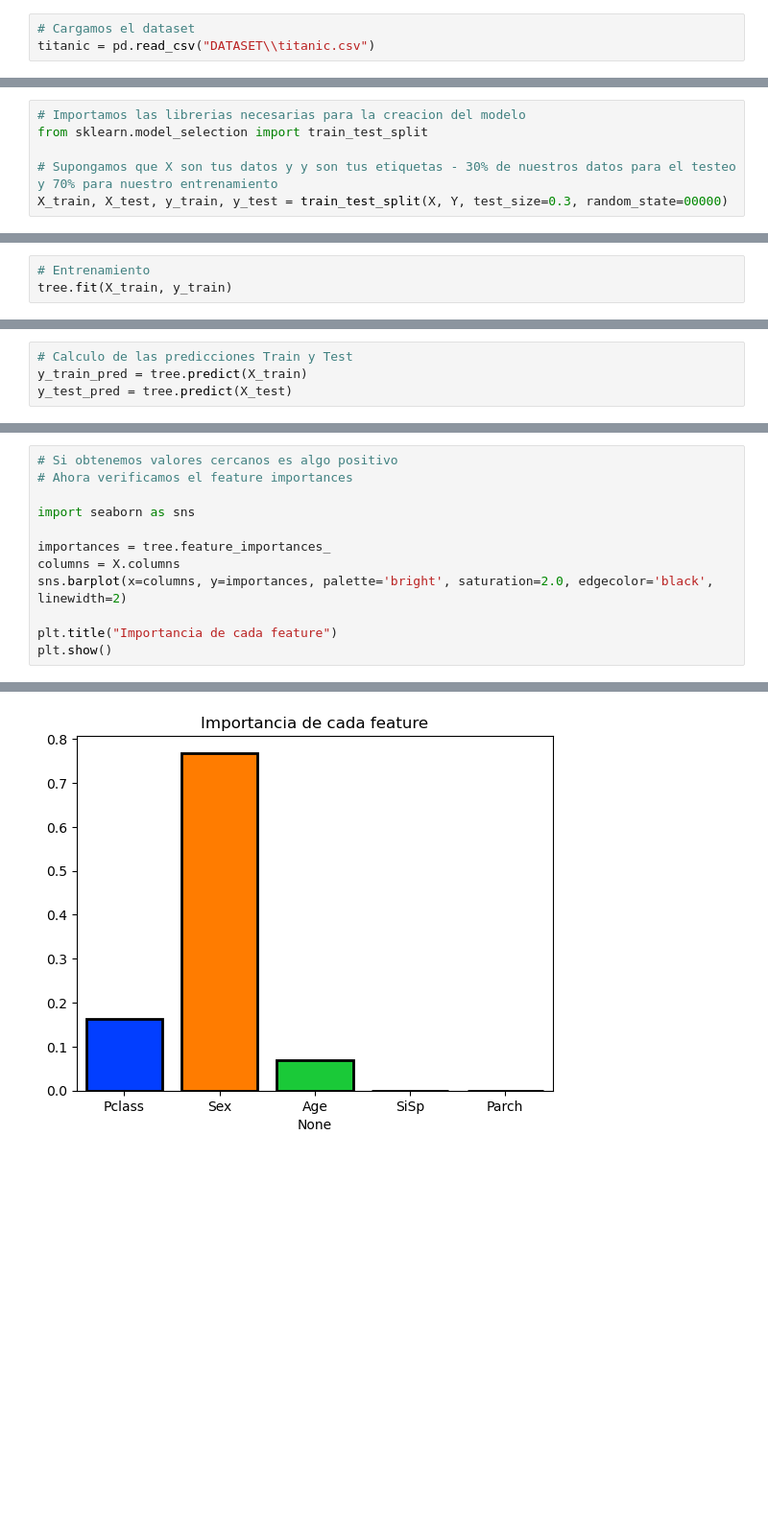
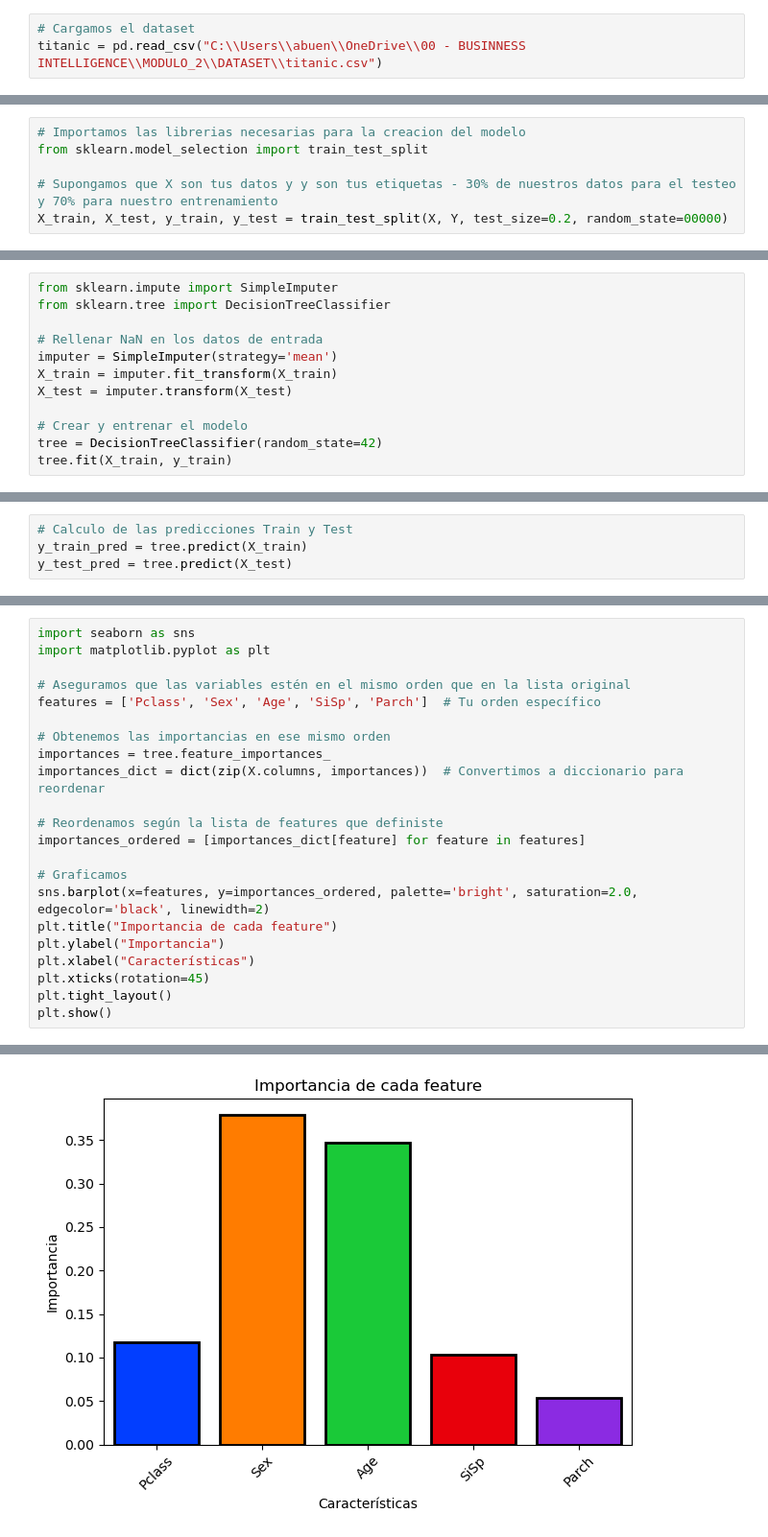
Before and after one commit to babuenop/machine-learning-basics, a Jupyter notebook: 00_Titanic.ipynb, the cells around one changed output, grey strips where cells are left out. Shown at 96% size. Cells and saved outputs as stored; diff of their text form; blank space fills up the shorter version.

```diff
--- a/00_Titanic.ipynb
+++ b/00_Titanic.ipynb
@@ -4,7 +4,7 @@ import pandas as pd
 import matplotlib.pyplot as plt
 # %%
 # Cargamos el dataset
-titanic = pd.read_csv("DATASET\\titanic.csv")
+titanic = pd.read_csv("C:\\Users\\abuen\\OneDrive\\00 - BUSINNESS INTELLIGENCE\\MODULO_2\\DATASET\\titanic.csv")
 # %% [markdown]
 ## Exploracion de datos
 # %%
@@ -125,7 +125,7 @@ Y = titanic.Survived
 from sklearn.model_selection import train_test_split
 
 # Supongamos que X son tus datos y y son tus etiquetas - 30% de nuestros datos para el testeo y 70% para nuestro entrenamiento
-X_train, X_test, y_train, y_test = train_test_split(X, Y, test_size=0.3, random_state=00000)
+X_train, X_test, y_train, y_test = train_test_split(X, Y, test_size=0.2, random_state=00000)
 # %%
 # Arbol de decision
 from sklearn.tree import DecisionTreeClassifier
@@ -133,6 +133,15 @@ from sklearn.tree import DecisionTreeClassifier
 # Creacion del modelo
 tree = DecisionTreeClassifier(max_depth=2, random_state=00000)
 # %%
-# Entrenamiento
+from sklearn.impute import SimpleImputer
+from sklearn.tree import DecisionTreeClassifier
+
+# Rellenar NaN en los datos de entrada
+imputer = SimpleImputer(strategy='mean')
+X_train = imputer.fit_transform(X_train)
+X_test = imputer.transform(X_test)
+
+# Crear y entrenar el modelo
+tree = DecisionTreeClassifier(random_state=42)
 tree.fit(X_train, y_train)
 # %% [output]
@@ -161,14 +170,24 @@ El accuracy en train es:  0.7873134328358209
 # %%
-# Si obtenemos valores cercanos es algo positivo
-# Ahora verificamos el feature importances
+import seaborn as sns
+import matplotlib.pyplot as plt
 
-import seaborn as sns
+# Aseguramos que las variables estén en el mismo orden que en la lista original
+features = ['Pclass', 'Sex', 'Age', 'SiSp', 'Parch']  # Tu orden específico
 
+# Obtenemos las importancias en ese mismo orden
 importances = tree.feature_importances_
-columns = X.columns
-sns.barplot(x=columns, y=importances, palette='bright', saturation=2.0, edgecolor='black', linewidth=2)
+importances_dict = dict(zip(X.columns, importances))  # Convertimos a diccionario para reordenar
 
+# Reordenamos según la lista de features que definiste
+importances_ordered = [importances_dict[feature] for feature in features]
+
+# Graficamos
+sns.barplot(x=features, y=importances_ordered, palette='bright', saturation=2.0, edgecolor='black', linewidth=2)
 plt.title("Importancia de cada feature")
+plt.ylabel("Importancia")
+plt.xlabel("Características")
+plt.xticks(rotation=45)
+plt.tight_layout()
 plt.show()
 # %% [output]
 Passing `palette` without assigning `hue` is deprecated and will be removed in v0.14.0. Assign the `x` variable to `hue` and set `legend=False` for the same effect.
@@ -177 +196 @@ Passing `palette` without assigning `hue` is deprecated and will be removed in v
-[figure, old version]
+[figure, new version]
```
Also changed, not shown: parts of 6 cells of this notebook, 1 other file.
